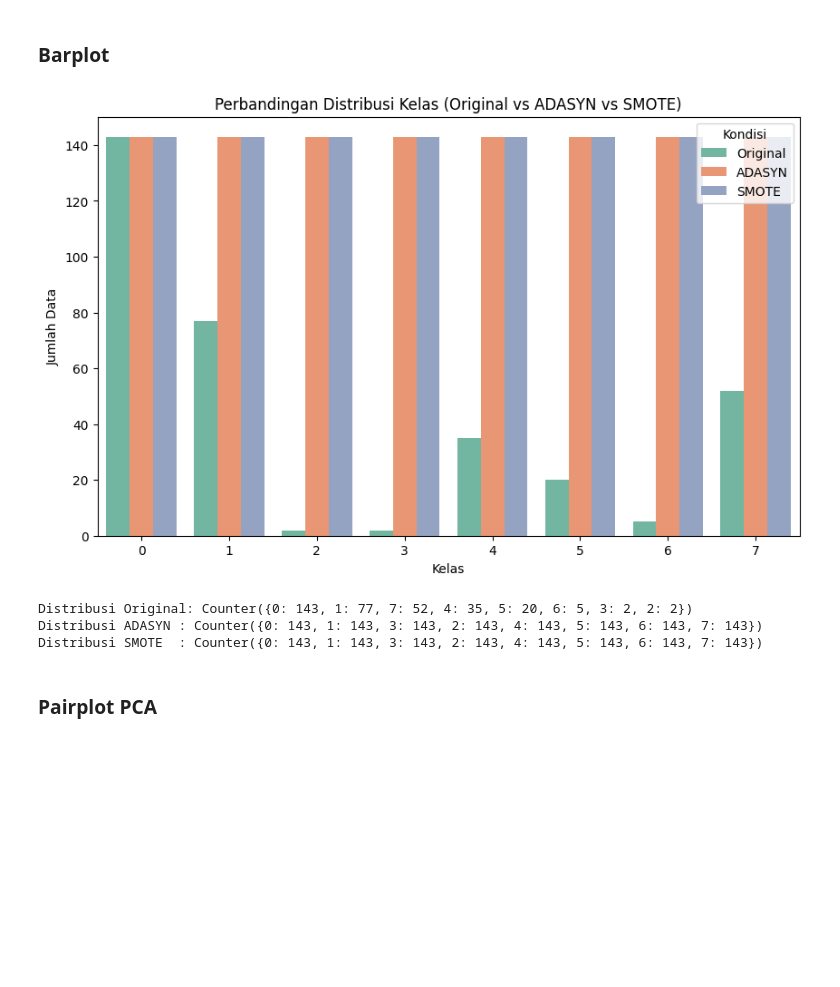
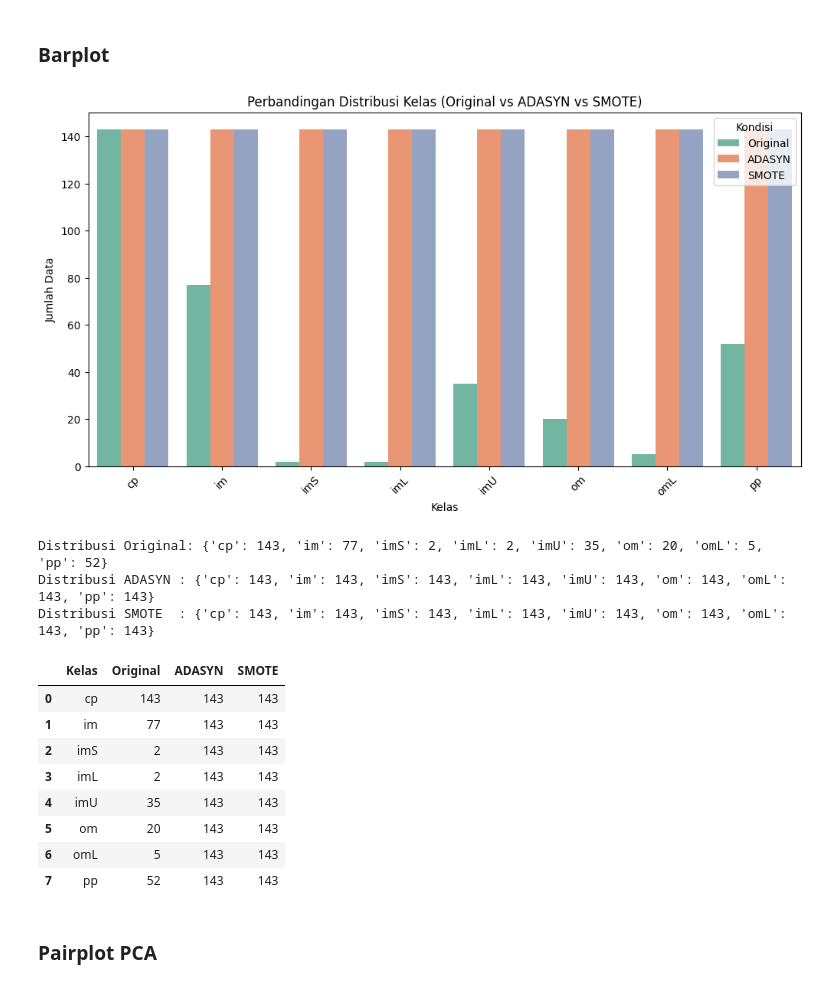
Before and after one commit to AqbilBarakaa/psd, a Jupyter notebook: _sources/PCAdanADASYN.ipynb, the cells around one changed output. Cells and saved outputs as stored; diff of their text form; code cells hidden in the pictures; blank space fills up the shorter version.

```diff
--- a/_sources/PCAdanADASYN.ipynb
+++ b/_sources/PCAdanADASYN.ipynb
@@ -323,34 +323,61 @@ plt.show()
 # %% [markdown]
 ### Barplot
 # %%
+# Hitung distribusi
 dist_before = Counter(y_enc)
 dist_adasyn = Counter(y_res)
 dist_smote = Counter(y_smote)
 
+# Mapping indeks ke nama kelas asli
+class_labels = {i: name for i, name in enumerate(le.classes_)}
+
+# Ubah keys Counter agar pakai nama kelas
+dist_before_named = {class_labels[k]: v for k, v in dist_before.items()}
+dist_adasyn_named = {class_labels[k]: v for k, v in dist_adasyn.items()}
+dist_smote_named  = {class_labels[k]: v for k, v in dist_smote.items()}
+
+# Buat DataFrame perbandingan
 df_dist = pd.DataFrame({
-    "Kelas": list(dist_before.keys()),
-    "Original": list(dist_before.values()),
-    "ADASYN": [dist_adasyn[k] for k in dist_before.keys()],
-    "SMOTE": [dist_smote[k] for k in dist_before.keys()]
+    "Kelas": list(dist_before_named.keys()),
+    "Original": list(dist_before_named.values()),
+    "ADASYN": [dist_adasyn_named[k] for k in dist_before_named.keys()],
+    "SMOTE": [dist_smote_named[k] for k in dist_before_named.keys()]
 })
 
+# Ubah ke long format
 df_melted = df_dist.melt(id_vars="Kelas", var_name="Kondisi", value_name="Jumlah")
 
-plt.figure(figsize=(10,6))
+# Plot
+plt.figure(figsize=(12,6))
 sns.barplot(data=df_melted, x="Kelas", y="Jumlah", hue="Kondisi", palette="Set2")
 plt.title("Perbandingan Distribusi Kelas (Original vs ADASYN vs SMOTE)")
 plt.xlabel("Kelas")
 plt.ylabel("Jumlah Data")
+plt.xticks(rotation=45)
+plt.legend(title="Kondisi")
 plt.show()
 
-print("Distribusi Original:", dist_before)
-print("Distribusi ADASYN :", dist_adasyn)
-print("Distribusi SMOTE  :", dist_smote)
+# Print distribusi dalam angka
+print("Distribusi Original:", dist_before_named)
+print("Distribusi ADASYN :", dist_adasyn_named)
+print("Distribusi SMOTE  :", dist_smote_named)
+
+# Tabel ringkasan
+display(df_dist)
 # %% [output]
-[figure, old version]
+[figure, new version]
-Distribusi Original: Counter({0: 143, 1: 77, 7: 52, 4: 35, 5: 20, 6: 5, 3: 2, 2: 2})
-Distribusi ADASYN : Counter({0: 143, 1: 143, 3: 143, 2: 143, 4: 143, 5: 143, 6: 143, 7: 143})
-Distribusi SMOTE  : Counter({0: 143, 1: 143, 3: 143, 2: 143, 4: 143, 5: 143, 6: 143, 7: 143})
+Distribusi Original: {'cp': 143, 'im': 77, 'imS': 2, 'imL': 2, 'imU': 35, 'om': 20, 'omL': 5, 'pp': 52}
+Distribusi ADASYN : {'cp': 143, 'im': 143, 'imS': 143, 'imL': 143, 'imU': 143, 'om': 143, 'omL': 143, 'pp': 143}
+Distribusi SMOTE  : {'cp': 143, 'im': 143, 'imS': 143, 'imL': 143, 'imU': 143, 'om': 143, 'omL': 143, 'pp': 143}
+|  | Kelas | Original | ADASYN | SMOTE |
+| 0 | cp | 143 | 143 | 143 |
+| 1 | im | 77 | 143 | 143 |
+| 2 | imS | 2 | 143 | 143 |
+| 3 | imL | 2 | 143 | 143 |
+| 4 | imU | 35 | 143 | 143 |
+| 5 | om | 20 | 143 | 143 |
+| 6 | omL | 5 | 143 | 143 |
+| 7 | pp | 52 | 143 | 143 |
 # %% [markdown]
 ### Pairplot PCA
 # %%
```
Also changed, not shown: 15 other files.
